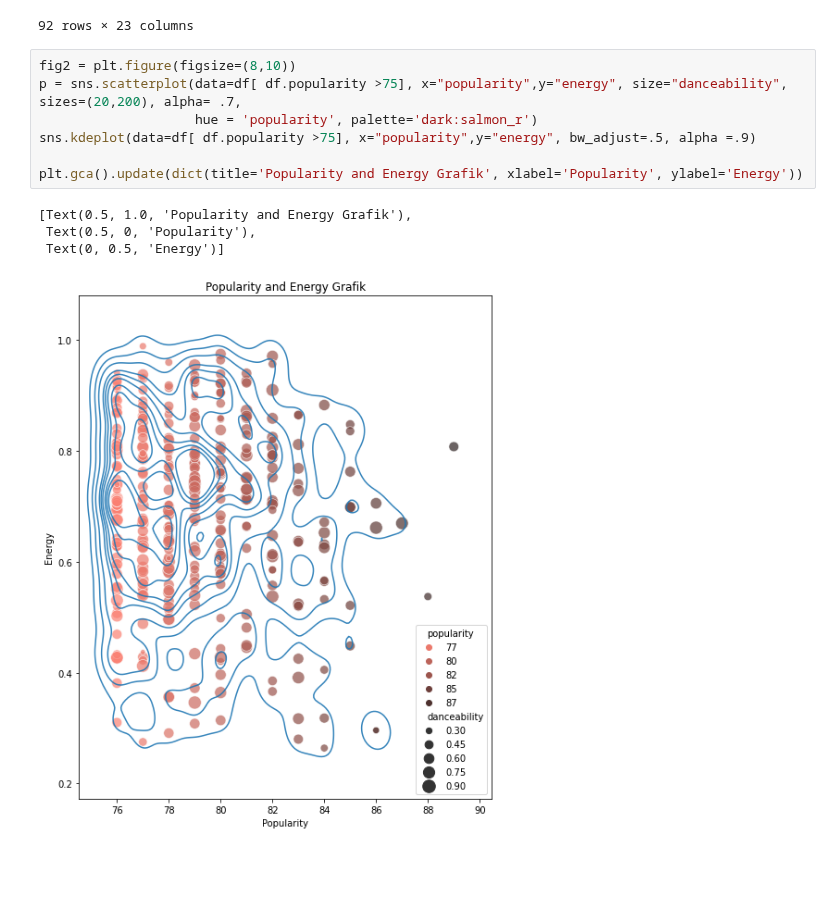
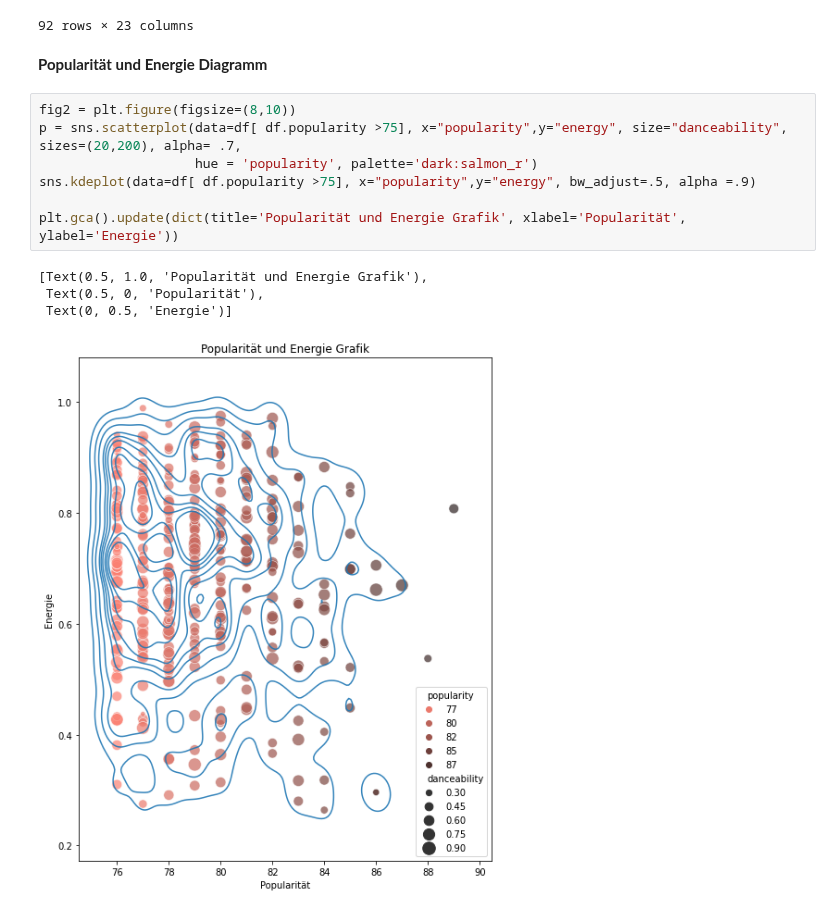
Before and after one commit to HaticeTuran/Data-Analysis-Term-Project, a Jupyter notebook: INF506_Project_CeydaBaloglu_HaticeTuran.ipynb, the cells around one changed output. Cells and saved outputs as stored; diff of their text form; blank space fills up the shorter version.

```diff
--- a/INF506_Project_CeydaBaloglu_HaticeTuran.ipynb
+++ b/INF506_Project_CeydaBaloglu_HaticeTuran.ipynb
@@ -414,15 +397,17 @@ data
 | 1960 | Bad Bunny | Callaita | 00:04:10.533000 | 250533 | True | 2019 | 81 | 0.610 | ... |
 | 1999 | Post Malone | Circles | 00:03:35.280000 | 215280 | False | 2019 | 85 | 0.695 | ... |
 92 rows × 23 columns
+# %% [markdown]
+**Popularität und Energie Diagramm**
 # %%
 fig2 = plt.figure(figsize=(8,10))
 p = sns.scatterplot(data=df[ df.popularity >75], x="popularity",y="energy", size="danceability", sizes=(20,200), alpha= .7,
                     hue = 'popularity', palette='dark:salmon_r')
 sns.kdeplot(data=df[ df.popularity >75], x="popularity",y="energy", bw_adjust=.5, alpha =.9)
 
-plt.gca().update(dict(title='Popularity and Energy Grafik', xlabel='Popularity', ylabel='Energy'))
+plt.gca().update(dict(title='Popularität und Energie Grafik', xlabel='Popularität', ylabel='Energie'))
 # %% [output]
-[Text(0.5, 1.0, 'Popularity and Energy Grafik'),
- Text(0.5, 0, 'Popularity'),
- Text(0, 0.5, 'Energy')]
+[Text(0.5, 1.0, 'Popularität und Energie Grafik'),
+ Text(0.5, 0, 'Popularität'),
+ Text(0, 0.5, 'Energie')]
-[figure, old version]
+[figure, new version]
```
Also changed, not shown: parts of 3 cells of this notebook.
